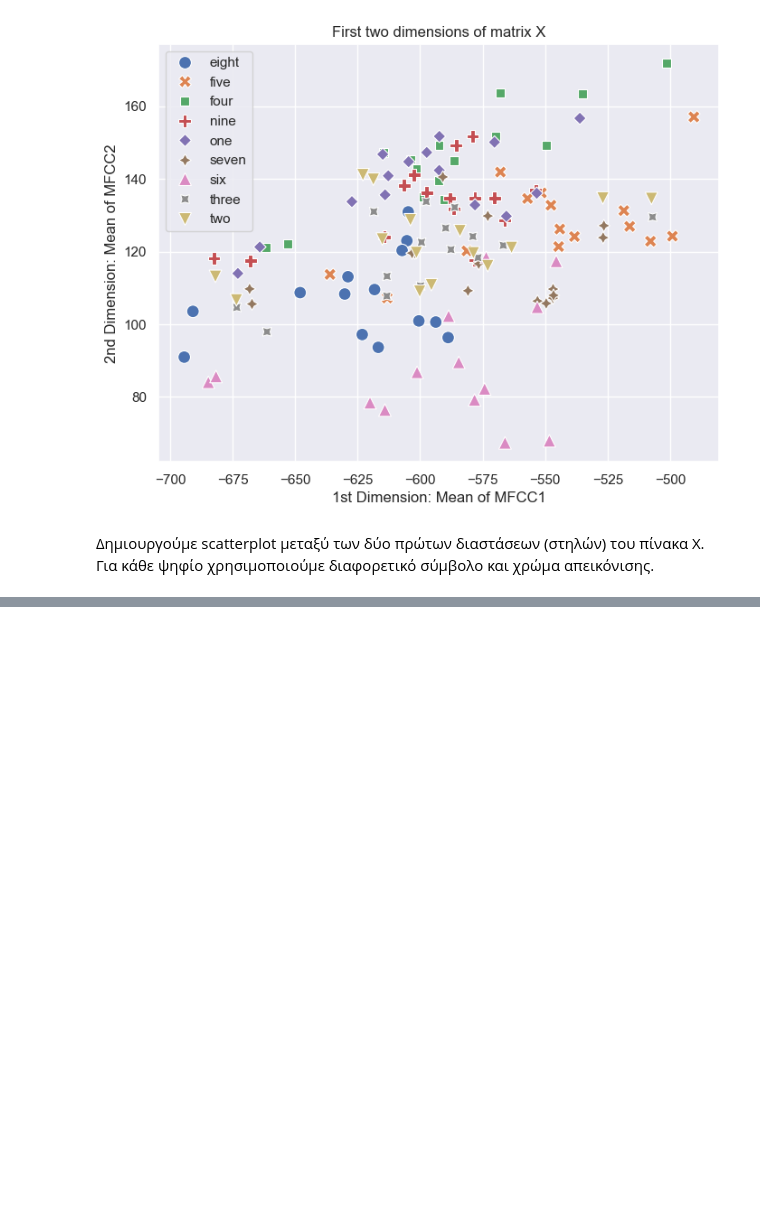
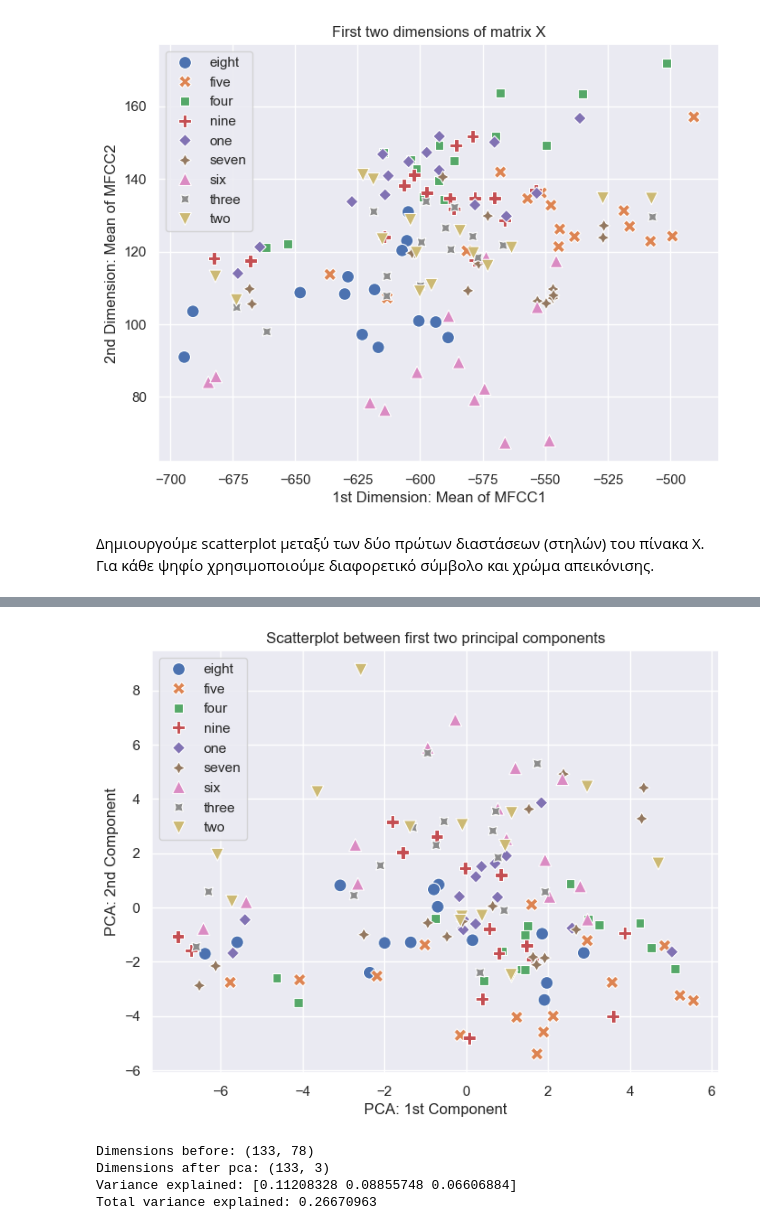
Before and after one commit to AngelosPapageorgiou/PatRecoLab1, a Jupyter notebook: PatReco_lab1.ipynb, the cells around one changed output, grey strips where cells are left out. Saved outputs shown, nothing was run; the diff lists cells and outputs as text; code cells hidden in the pictures; blank space fills up the shorter version.

```diff
--- a/PatReco_lab1.ipynb
+++ b/PatReco_lab1.ipynb
@@ -317,0 +330,27 @@ print(pca.singular_values_)
+# %%
+dim1_pca = X_pca[:,0]
+dim2_pca = X_pca[:,1]
+
+plt.figure(figsize=(8, 6))
+sns.scatterplot(x=dim1_pca,y=dim2_pca,s=100, hue=digits, style = digits)
+plt.xlabel('PCA: 1st Component')
+plt.ylabel('PCA: 2nd Component')
+plt.title('Scatterplot between first two principal components')
+plt.show()
+# %% [output]
+[figure, added]
+# %%
+# Pca with 3 principal components
+pca2 = PCA(n_components = 3)
+pca2.fit(X_scaled)
+X_pca2 = pca2.transform(X_scaled)
+var_expl2 = pca2.explained_variance_ratio_
+print('Dimensions before:', X.shape)
+print('Dimensions after pca:',X_pca2.shape)
+print('Variance explained:',var_expl2)
+print('Total variance explained:',sum(var_expl2))
+# %% [output]
+Dimensions before: (133, 78)
+Dimensions after pca: (133, 3)
+Variance explained: [0.11208328 0.08855748 0.06606884]
+Total variance explained: 0.26670963
```
Also changed, not shown: parts of 9 cells of this notebook.
